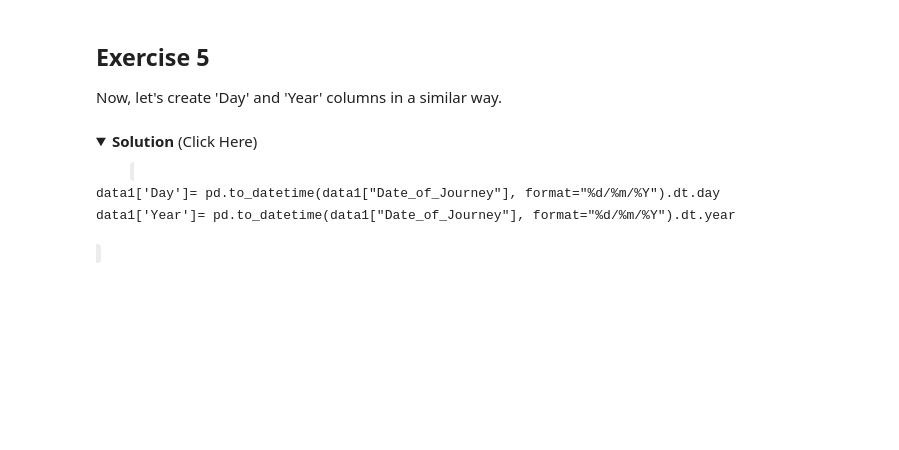
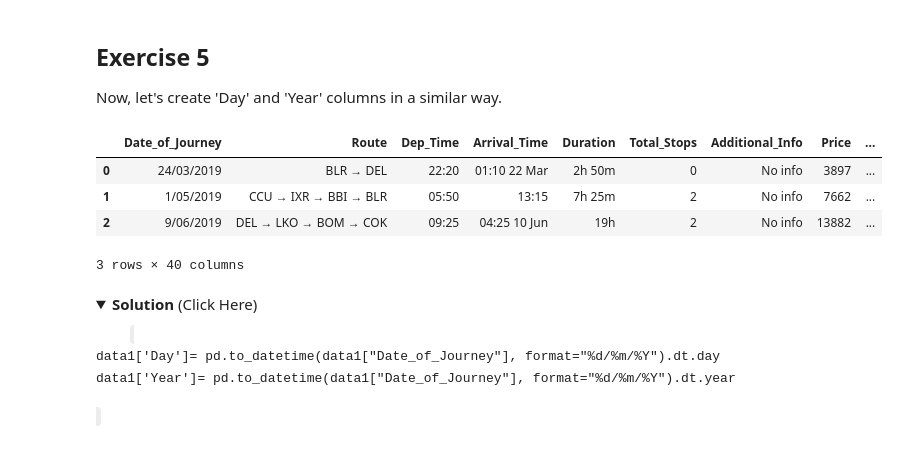
Before and after one commit to ASGuzman/ibm_machine_learning, a Jupyter notebook: Feature_Engineering_Lab.ipynb, the cells around one changed output. Drawn from its saved outputs; the diff is of its cells as text; code cells hidden in the pictures; folded sections open; blank space fills up the shorter version.

```diff
--- a/Feature_Engineering_Lab.ipynb
+++ b/Feature_Engineering_Lab.ipynb
@@ -380,3 +420,14 @@ Now, let's create 'Day' and 'Year' columns in a similar way.
+# %%
+# Enter your code and run the cell
+data1['Day']= pd.to_datetime(data1["Date_of_Journey"], format="%d/%m/%Y").dt.day
+data1['Year']= pd.to_datetime(data1["Date_of_Journey"], format="%d/%m/%Y").dt.year
+data1.head(3)
+# %% [output]
+|  | Date_of_Journey | Route | Dep_Time | Arrival_Time | Duration | Total_Stops | Additional_Info | Price | ... |
+| 0 | 24/03/2019 | BLR → DEL | 22:20 | 01:10 22 Mar | 2h 50m | 0 | No info | 3897 | ... |
+| 1 | 1/05/2019 | CCU → IXR → BBI → BLR | 05:50 | 13:15 | 7h 25m | 2 | No info | 7662 | ... |
+| 2 | 9/06/2019 | DEL → LKO → BOM → COK | 09:25 | 04:25 10 Jun | 19h | 2 | No info | 13882 | ... |
+3 rows × 40 columns
 # %% [markdown]
 <details>
 <summary><strong>Solution</strong> (Click Here)</summary>
```
Also changed, not shown: parts of 26 cells of this notebook, 1 other file.
